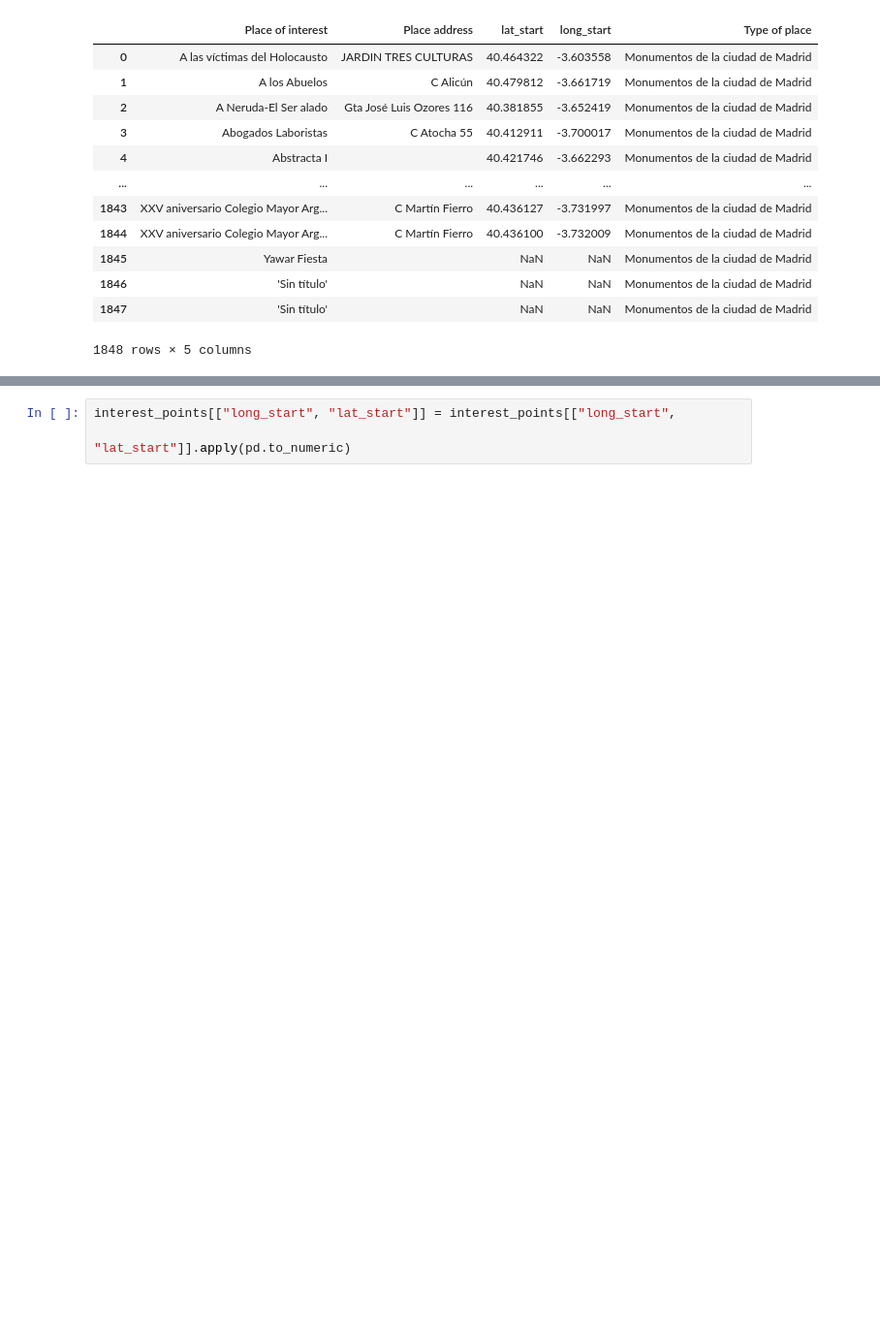
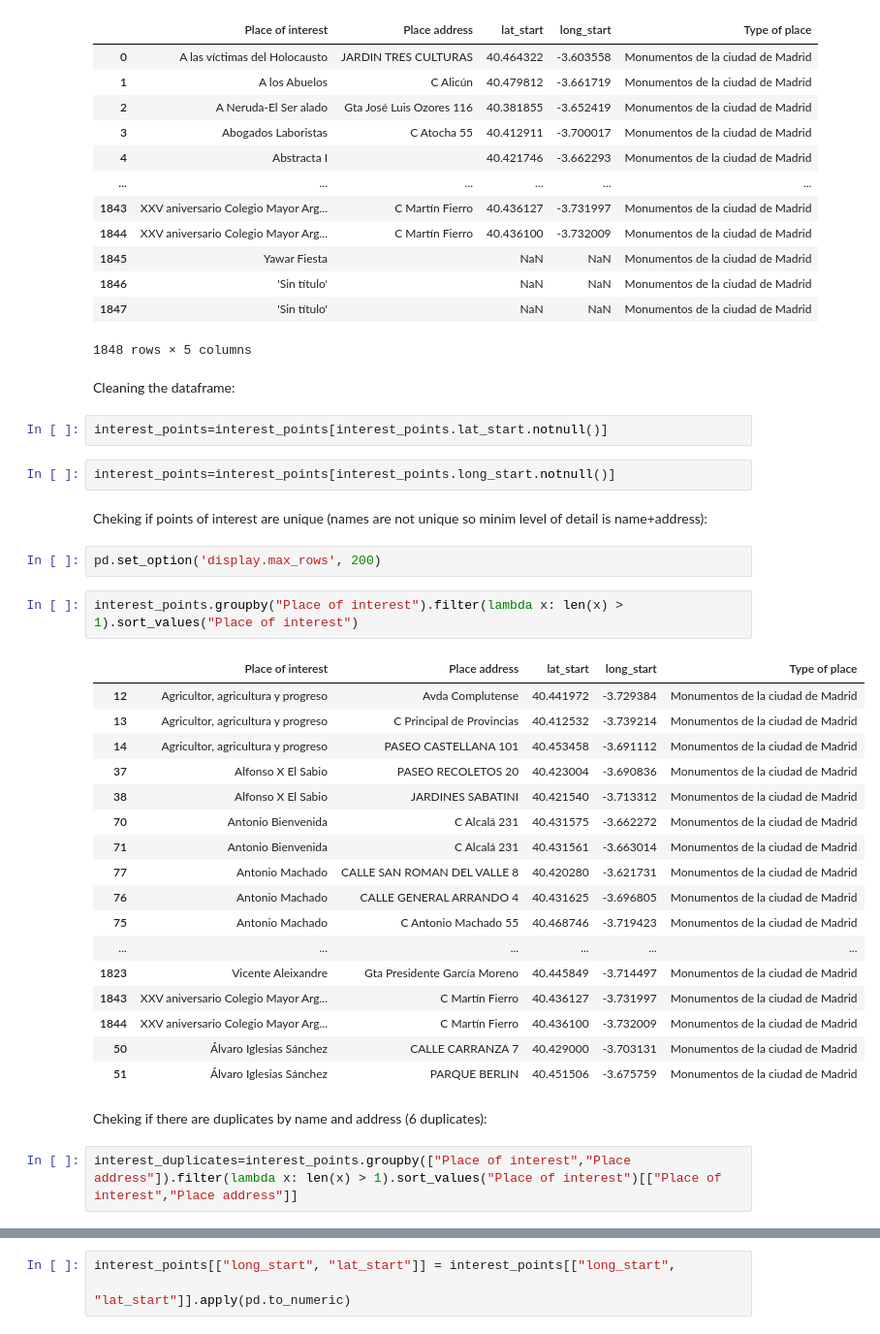
Before and after one commit to Malvagfr/ih_datamadpt1121_project_m1, a Jupyter notebook: notebooks/adquisition_module.ipynb, the cells around one changed output, grey strips where cells are left out. Shown at 97% size. Cells and saved outputs as stored; diff of their text form; blank space fills up the shorter version.

Commit message:
fixing filtering part

```diff
--- a/notebooks/adquisition_module.ipynb
+++ b/notebooks/adquisition_module.ipynb
@@ -140,3 +141,37 @@ interest_points
 | 1846 | 'Sin título' |  | NaN | NaN | Monumentos de la ciudad de Madrid |
 | 1847 | 'Sin título' |  | NaN | NaN | Monumentos de la ciudad de Madrid |
 1848 rows × 5 columns
+# %% [markdown]
+Cleaning the dataframe:
+# %%
+interest_points=interest_points[interest_points.lat_start.notnull()]
+# %%
+interest_points=interest_points[interest_points.long_start.notnull()]
+# %% [markdown]
+Cheking if points of interest are unique (names are not unique so minim level of detail is name+address):
+# %%
+pd.set_option('display.max_rows', 200)
+# %%
+interest_points.groupby("Place of interest").filter(lambda x: len(x) > 1).sort_values("Place of interest")
+# %% [output]
+|  | Place of interest | Place address | lat_start | long_start | Type of place |
+| 12 | Agricultor, agricultura y progreso | Avda Complutense | 40.441972 | -3.729384 | Monumentos de la ciudad de Madrid |
+| 13 | Agricultor, agricultura y progreso | C Principal de Provincias | 40.412532 | -3.739214 | Monumentos de la ciudad de Madrid |
+| 14 | Agricultor, agricultura y progreso | PASEO CASTELLANA 101 | 40.453458 | -3.691112 | Monumentos de la ciudad de Madrid |
+| 37 | Alfonso X El Sabio | PASEO RECOLETOS 20 | 40.423004 | -3.690836 | Monumentos de la ciudad de Madrid |
+| 38 | Alfonso X El Sabio | JARDINES SABATINI | 40.421540 | -3.713312 | Monumentos de la ciudad de Madrid |
+| 70 | Antonio Bienvenida | C Alcalá 231 | 40.431575 | -3.662272 | Monumentos de la ciudad de Madrid |
+| 71 | Antonio Bienvenida | C Alcalá 231 | 40.431561 | -3.663014 | Monumentos de la ciudad de Madrid |
+| 77 | Antonio Machado | CALLE SAN ROMAN DEL VALLE 8 | 40.420280 | -3.621731 | Monumentos de la ciudad de Madrid |
+| 76 | Antonio Machado | CALLE GENERAL ARRANDO 4 | 40.431625 | -3.696805 | Monumentos de la ciudad de Madrid |
+| 75 | Antonio Machado | C Antonio Machado 55 | 40.468746 | -3.719423 | Monumentos de la ciudad de Madrid |
+| ... | ... | ... | ... | ... | ... |
+| 1823 | Vicente Aleixandre | Gta Presidente García Moreno | 40.445849 | -3.714497 | Monumentos de la ciudad de Madrid |
+| 1843 | XXV aniversario Colegio Mayor Arg... | C Martín Fierro | 40.436127 | -3.731997 | Monumentos de la ciudad de Madrid |
+| 1844 | XXV aniversario Colegio Mayor Arg... | C Martín Fierro | 40.436100 | -3.732009 | Monumentos de la ciudad de Madrid |
+| 50 | Álvaro Iglesias Sánchez | CALLE CARRANZA 7 | 40.429000 | -3.703131 | Monumentos de la ciudad de Madrid |
+| 51 | Álvaro Iglesias Sánchez | PARQUE BERLIN | 40.451506 | -3.675759 | Monumentos de la ciudad de Madrid |
+# %% [markdown]
+Cheking if there are duplicates by name and address (6 duplicates):
+# %%
+interest_duplicates=interest_points.groupby(["Place of interest","Place address"]).filter(lambda x: len(x) > 1).sort_values("Place of interest")[["Place of interest","Place address"]]
```
Also changed, not shown: parts of 34 cells of this notebook, 2 other files.
